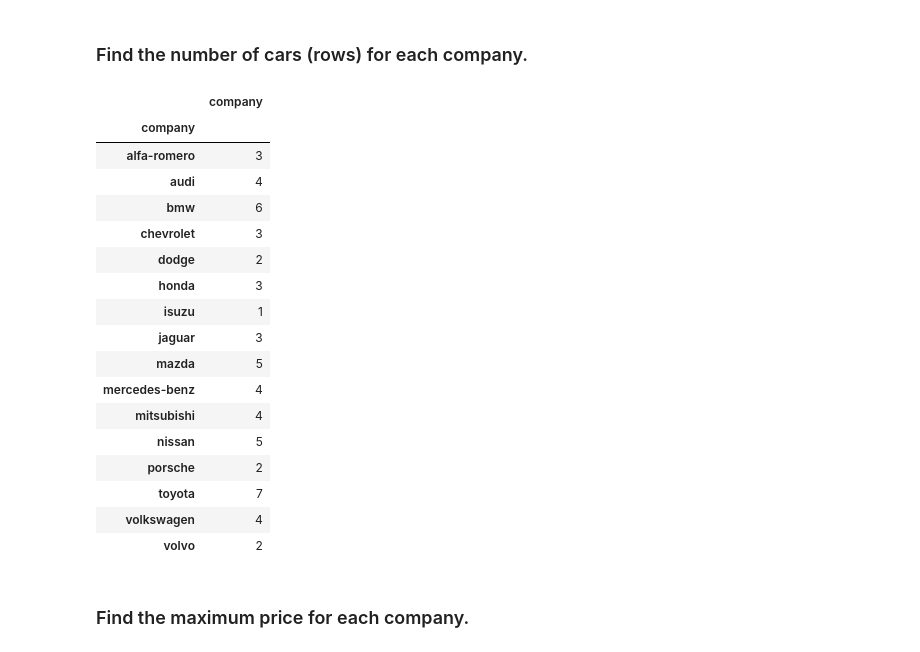
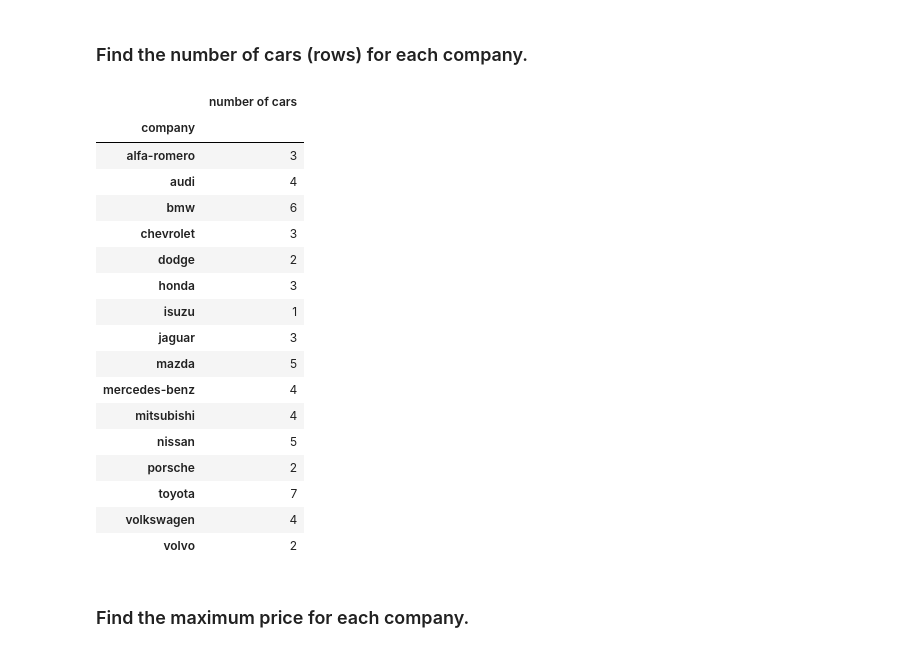
Before and after one commit to andygido/kunskapskontroll_2, a Jupyter notebook: kunskapskontroll_2_3_Pandas.ipynb, the cells around one changed output. Cells and saved outputs as stored; diff of their text form; code cells hidden in the pictures.

```diff
--- a/kunskapskontroll_2_3_Pandas.ipynb
+++ b/kunskapskontroll_2_3_Pandas.ipynb
@@ -152,10 +164,9 @@ cars_data.loc[cars_data["company"].str.contains("|".join(["audi", "bmw", "porsch
 # %% [markdown]
 ### Find the number of cars (rows) for each company.
 # %%
-#cars_data.groupby(["company"]).count()
-cars_data.groupby(["company"]).agg({'company': 'count'}).rename(columns={'cars': 'number_of_rows'})
+cars_data.groupby(["company"]).agg({"company": "count"}).rename(columns={"company": "number of cars"})
 # %% [output]
-|  | company |
+|  | number of cars |
 | company |  |
 | alfa-romero | 3 |
 | audi | 4 |
```
Also changed, not shown: parts of 4 cells of this notebook, 2 other files.
